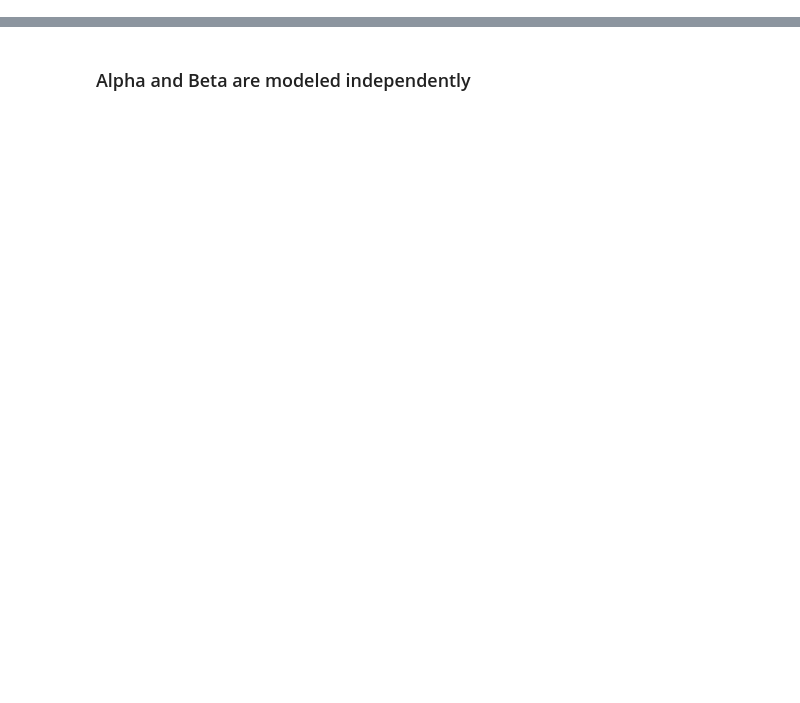
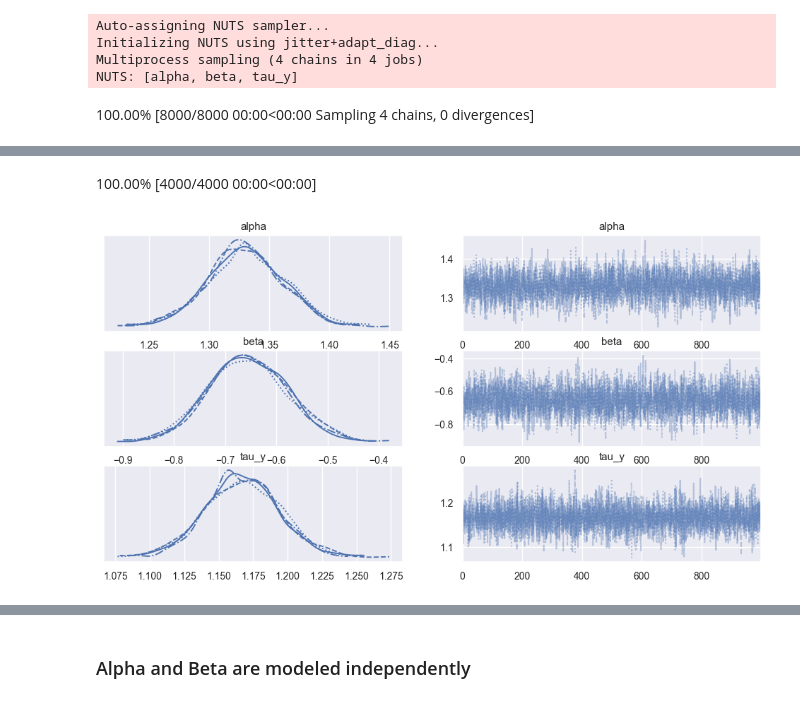
Before and after one commit to btbyrnes/bayesian_notebooks, a Jupyter notebook: radon.ipynb, the cells around one changed output, grey strips where cells are left out. Saved outputs shown, nothing was run; the diff lists cells and outputs as text; code cells hidden in the pictures; blank space fills up the shorter version.

```diff
--- a/radon.ipynb
+++ b/radon.ipynb
@@ -232,0 +49,6 @@ ax.legend()
+# %%
+le = LabelEncoder()
+data["county_id"] = le.fit_transform(data["cntyfips"])
+data_u["county_id"] = le.transform(data_u["cntyfips"])
+counties = data["county_id"].unique()
+county_id_map = np.array([data_u[data_u["county_id"] == i]["county"].to_string(index=False) for i in data["county_id"].unique()])
@@ -232,0 +63,10 @@ ax.legend()
+# %%
+def log1p(x:Union[np.ndarray, pd.Series]) -> Union[np.ndarray, pd.Series]:
+    return np.log(x + 0.01)
+
+def exp1m(x:Union[np.ndarray, pd.Series]) -> Union[np.ndarray, pd.Series]:
+    return np.exp(x) - 0.01
+
+def scale(x:Union[np.ndarray, pd.Series]) -> Union[np.ndarray, pd.Series]:
+    z = (x - x.mean()) / x.std()
+    return z
@@ -232,0 +75,6 @@ ax.legend()
+# %%
+y = log1p(data["activity"].to_numpy())
+u = scale(data_u["Uppm"].to_numpy())
+f = data["floor"].to_numpy()
+c = data["county_id"].to_numpy()
+f_bar = data_f["floor"].to_numpy()
@@ -232,0 +85,15 @@ ax.legend()
+# %%
+coords = {
+    "obs_id": np.arange(len(y))
+    }
+with pm.Model(coords=coords) as m0:
+    activity = pm.ConstantData("activity", y, dims="obs_id")
+    floor = pm.MutableData("floor", f, dims="obs_id")
+
+    alpha = pm.Normal("alpha", 0, 10)
+    beta = pm.Normal("beta", 0, 10)
+    tau_y = pm.Gamma("tau_y", 4, 4)
+
+    resp = alpha + beta * floor
+
+    obs = pm.Normal("obs", mu=resp, sigma=1/tau_y, observed=activity, dims="obs_id")
@@ -232,0 +104,11 @@ ax.legend()
+# %%
+with m0:
+    trace_m0 = pm.sample()
+    posterior_m0 = pm.sample_posterior_predictive(trace_m0)
+    pm.plot_trace(trace_m0)
+# %% [output]
+Auto-assigning NUTS sampler...
+Initializing NUTS using jitter+adapt_diag...
+Multiprocess sampling (4 chains in 4 jobs)
+NUTS: [alpha, beta, tau_y]
+100.00% [8000/8000 00:00<00:00 Sampling 4 chains, 0 divergences]
@@ -232,0 +116,2 @@ ax.legend()
+100.00% [4000/4000 00:00<00:00]
+[figure, added]
```
Also changed, not shown: parts of 81 cells of this notebook, 2 other files.
